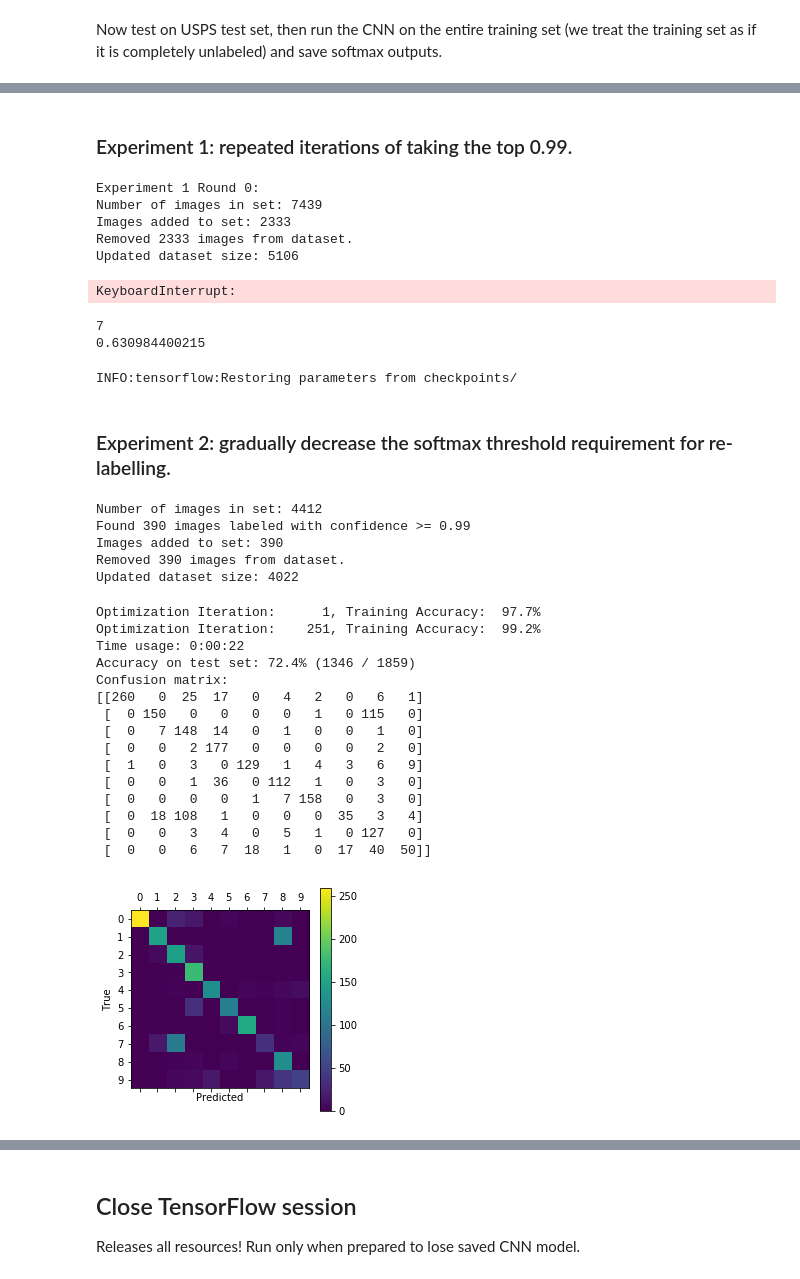
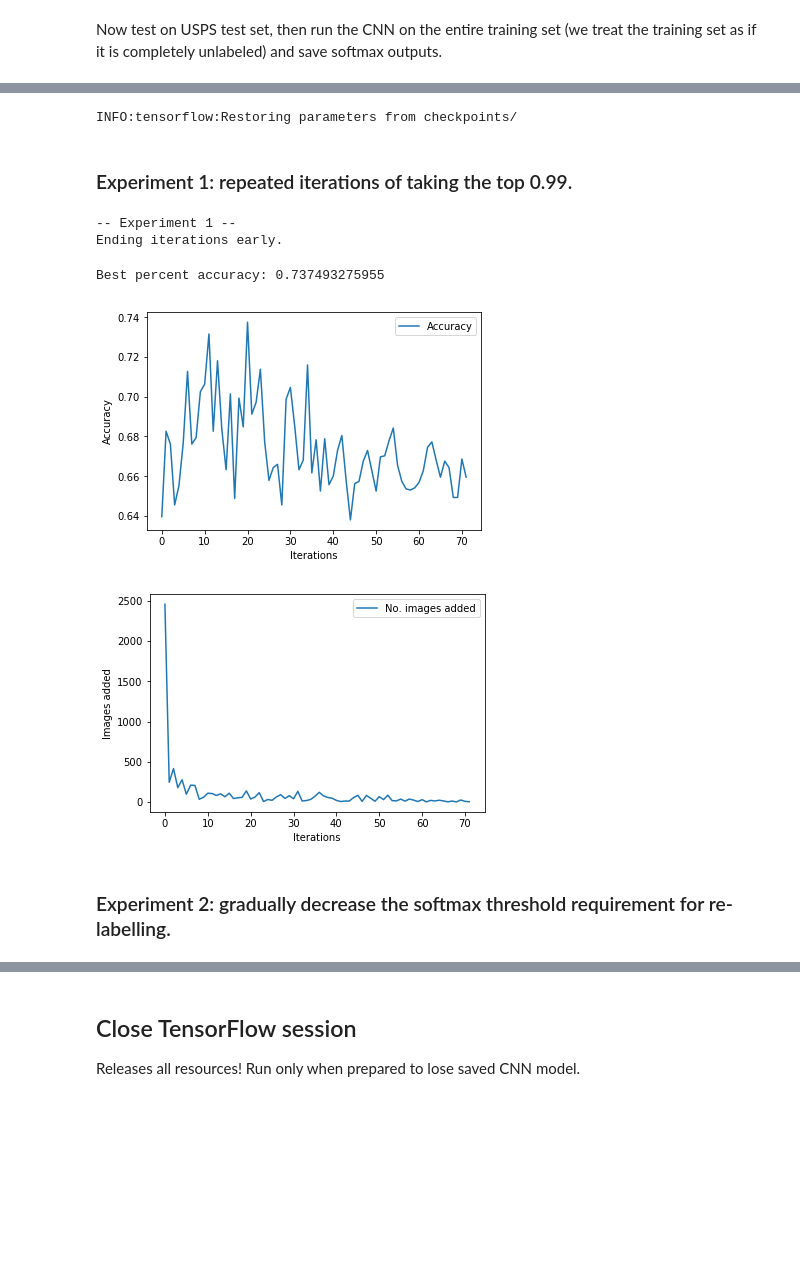
Before and after one commit to leopauly/Domain-Adaptation, a Jupyter notebook: MNIST_USPS_Dataset/Bootstrapped Conv Net.ipynb, the cells around one changed output, grey strips where cells are left out. Drawn from its saved outputs; the diff is of its cells as text; code cells hidden in the pictures; blank space fills up the shorter version.

Commit message:
experiments 1 through 3 complete

```diff
--- a/MNIST_USPS_Dataset/Bootstrapped Conv Net.ipynb
+++ b/MNIST_USPS_Dataset/Bootstrapped Conv Net.ipynb
@@ -300,68 +298,44 @@ saver.restore(sess=session, save_path='checkpoints/')
 # %%
+saver.restore(sess=session, save_path='checkpoints/')
 data = dataset.generate_combined_dataset(mnist_data, usps_data)
+# %% [output]
+INFO:tensorflow:Restoring parameters from checkpoints/
 # %% [markdown]
 ### Experiment 1: repeated iterations of taking the top 0.99.
 # %%
-total_iterations = 50
+bootstrap_iterations = 75
 exp1_acc = []
+exp1_adds = []
 
-for i in range(total_iterations):
-    print("Experiment 1 Round " + str(i) + ":")
+print("-- Experiment 1 --")
+
+for i in range(bootstrap_iterations):
+    # print("Round " + str(i) + ":", end=" ")
+
     usps_train_preds = retrieve_predictions(data.usps_train)
     selected = cn.split_by_threshold(0.99, usps_train_preds, silent=True)
+    if np.count_nonzero(selected) >= data.train.num_images or np.count_nonzero(selected) == 0:
+        print("Ending iterations early.")
+        break
+
+    exp1_adds.append(np.count_nonzero(selected))
     data.train.add_to_set(selected, data.usps_train, usps_train_preds)
     data.usps_train.remove_from_set(selected)
 
     optimize(data.train, num_iterations=1000, silent=True)
-    exp1_acc.append(print_test_accuracy(data.test, show_confusion_matrix=False))
+    exp1_acc.append(print_test_accuracy(data.test, show_confusion_matrix=False, quieter=True, silent=True))
 # %% [output]
-Experiment 1 Round 0:
-Number of images in set: 7439
-Images added to set: 2333
-Removed 2333 images from dataset.
-Updated dataset size: 5106
+-- Experiment 1 --
+Ending iterations early.
-KeyboardInterrupt:
 # %%
-print(len(exp1_acc))
-print(np.max(exp1_acc))
+print("Best percent accuracy: " + str(np.max(exp1_acc)))
 # %% [output]
-7
-0.630984400215
+Best percent accuracy: 0.737493275955
-# %%
-saver.restore(sess=session, save_path='checkpoints/')
-# %% [output]
-INFO:tensorflow:Restoring parameters from checkpoints/
+# %%
+ysb.plot_with_legend(np.arange(len(exp1_acc)), [exp1_acc], ["Accuracy"], "Iterations", "Accuracy")
+ysb.plot_with_legend(np.arange(len(exp1_adds)), [exp1_adds], ["No. images added"], "Iterations", "Images added")
+# %% [output]
+[figure, added]
+[figure, added]
 # %% [markdown]
 ### Experiment 2: gradually decrease the softmax threshold requirement for re-labelling.
-# %%
-train_preds = retrieve_predictions(data.usps_train)
-selected = cn.split_by_threshold(0.99, train_preds)
-# Now add the high-confidence images with CNN-predicted labels to training set and remove from usps_train.
-data.train.add_to_set(selected, data.usps_train, train_preds)
-data.usps_train.remove_from_set(selected)
-# %% [output]
-Number of images in set: 4412
-Found 390 images labeled with confidence >= 0.99
-Images added to set: 390
-Removed 390 images from dataset.
-Updated dataset size: 4022
-# %%
-optimize(data.train, num_iterations=500)
-print_test_accuracy(data.test, show_confusion_matrix=True)
-# %% [output]
-Optimization Iteration:      1, Training Accuracy:  97.7%
-Optimization Iteration:    251, Training Accuracy:  99.2%
-Time usage: 0:00:22
-Accuracy on test set: 72.4% (1346 / 1859)
-Confusion matrix:
-[[260   0  25  17   0   4   2   0   6   1]
- [  0 150   0   0   0   0   1   0 115   0]
- [  0   7 148  14   0   1   0   0   1   0]
- [  0   0   2 177   0   0   0   0   2   0]
- [  1   0   3   0 129   1   4   3   6   9]
- [  0   0   1  36   0 112   1   0   3   0]
- [  0   0   0   0   1   7 158   0   3   0]
- [  0  18 108   1   0   0   0  35   3   4]
- [  0   0   3   4   0   5   1   0 127   0]
- [  0   0   6   7  18   1   0  17  40  50]]
-[figure, removed]
```
Also changed, not shown: parts of 26 cells of this notebook, 4 other files.
